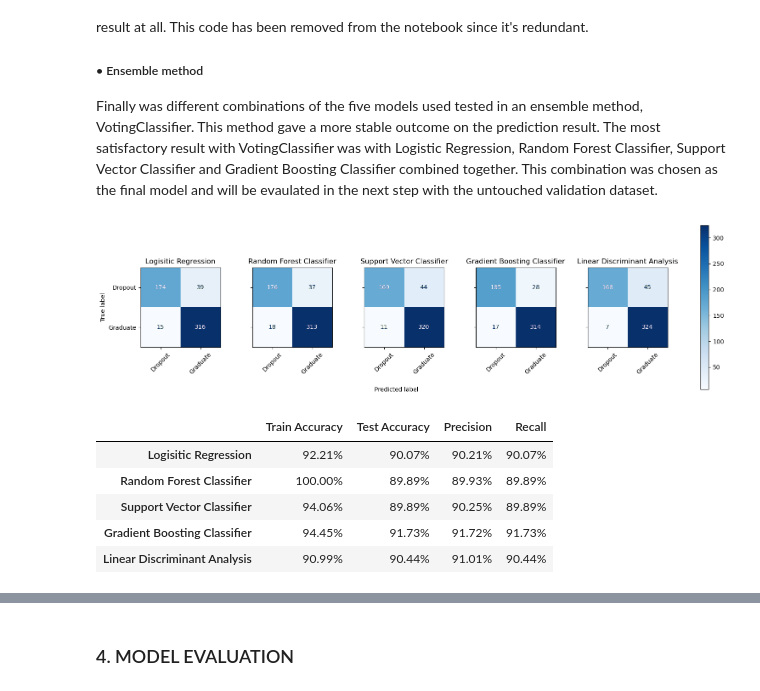
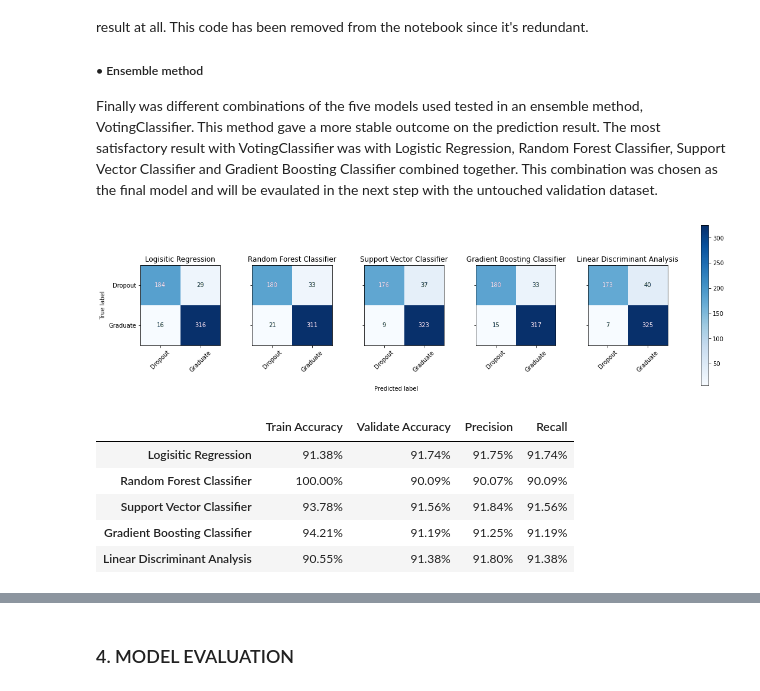
Before and after one commit to LLUhlin/data-science-project, a Jupyter notebook: student_final.ipynb, the cells around one changed output, grey strips where cells are left out. Saved outputs shown, nothing was run; the diff lists cells and outputs as text; code cells hidden in the pictures.

```diff
--- a/student_final.ipynb
+++ b/student_final.ipynb
@@ -244,7 +245,7 @@ Info validation dataset target: (array([0, 1]), array([213, 332]))
 # %%
 # Scaling the data with StandardScaler
 X_train_scaled = StandardScaler().fit_transform(X_train.astype(np.float64))
-X_test_scaled = StandardScaler().fit_transform(X_test.astype(np.float64))
+X_val_scaled = StandardScaler().fit_transform(X_val.astype(np.float64))
 # %%
 from IPython.display import display_html
 
@@ -318,3 +319,19 @@ from sklearn.ensemble import RandomForestClassifier
 from sklearn.svm import SVC
 from sklearn.ensemble import GradientBoostingClassifier
 from sklearn.discriminant_analysis import LinearDiscriminantAnalysis
+# %%
+# Train models
+# Training the models and displaying the result
+# Add any classifier that you want to train your model with into below dictionary.
+
+clf = {
+       'Logisitic Regression': LogisticRegression(),
+       'Random Forest Classifier': RandomForestClassifier(),
+       'Support Vector Classifier': SVC(),
+       'Gradient Boosting Classifier': GradientBoostingClassifier(),
+       'Linear Discriminant Analysis': LinearDiscriminantAnalysis()
+}
+
+estimators = list(zip(list(map(lambda x: ''.join([c for c in x if c.isupper()]).lower(), list(clf.keys()))), list(clf.values())))
+# estimator_order = list(map(lambda x: x.upper(), list(zip(*estimators))[0]))
+estimator_order = ''.join(list(map(lambda x: f'{x.upper()}, ', list(zip(*estimators[:-1]))[0]))) + estimators[-1][0].upper()
@@ -321,54 +375,15 @@ from sklearn.discriminant_analysis import LinearDiscriminantAnalysis
 # %%
 # Training the models and displaying the result
-clf = {'Logisitic Regression': LogisticRegression(),
-       'Random Forest Classifier': RandomForestClassifier(),
-       'Support Vector Classifier': SVC(),
-       'Gradient Boosting Classifier': GradientBoostingClassifier(),
-       'Linear Discriminant Analysis': LinearDiscriminantAnalysis()}
 
-f, axes = plt.subplots(1, 5, figsize=(20, 5), sharey='row')
-target_list = df2['Target'].unique()
-result = pd.DataFrame(columns = ['Train Accuracy','Test Accuracy','Precision', 'Recall'])
-
-for i, (mdl, clf) in enumerate(clf.items()):
-    y_pred_test = clf.fit(X_train_scaled, y_train).predict(X_test_scaled)
-    y_pred_train = clf.predict(X_train_scaled)
-    acctrain = round(accuracy_score(y_train, y_pred_train), 4)
-    acctest = round(accuracy_score(y_test, y_pred_test), 4)
-    prec = round(precision_score(y_test, y_pred_test, average='weighted'), 4)
-    rec = round(recall_score(y_test, y_pred_test, average='weighted'), 4)
-    new_row = pd.DataFrame({'Train Accuracy':acctrain, 'Test Accuracy':acctest, 'Precision':prec, 'Recall':rec},
-                           index=[mdl])
-    result = pd.concat([result, new_row], axis=0)
-    cm = ConfusionMatrixDisplay.from_estimator(clf,
-                                               X_test_scaled,
-                                               y_test,
-                                               display_labels=target_list,
-                                               ax=axes[i],
-                                               colorbar=False)
-    cm.plot(ax=axes[i], xticks_rotation=45, cmap=plt.cm.Blues,values_format='g')
-    cm.ax_.set_title(mdl)
-    cm.im_.colorbar.remove()
-    cm.ax_.set_xlabel('')
-    if i!=0:
-        cm.ax_.set_ylabel('')
-
-f.text(0.4, 0.1, 'Predicted label', ha='left')
-plt.subplots_adjust(wspace=0.40, hspace=0.1)
-
-f.colorbar(cm.im_, ax=axes)
-plt.show()
-
-#result.style.background_gradient(cmap=sns.light_palette("blue", as_cmap=True))
-display(result.style.format('{:.2%}'))
+train_models_multiple_clf(clf)
 # %% [output]
 [figure]
-|  | Train Accuracy | Test Accuracy | Precision | Recall |
-| Logisitic Regression | 92.21% | 90.07% | 90.21% | 90.07% |
-| Random Forest Classifier | 100.00% | 89.89% | 89.93% | 89.89% |
-| Support Vector Classifier | 94.06% | 89.89% | 90.25% | 89.89% |
-| Gradient Boosting Classifier | 94.45% | 91.73% | 91.72% | 91.73% |
-| Linear Discriminant Analysis | 90.99% | 90.44% | 91.01% | 90.44% |
+|  | Train Accuracy | Validate Accuracy | Precision | Recall |
+| Logisitic Regression | 91.38% | 91.74% | 91.75% | 91.74% |
+| Random Forest Classifier | 100.00% | 90.09% | 90.07% | 90.09% |
+| Support Vector Classifier | 93.78% | 91.56% | 91.84% | 91.56% |
+| Gradient Boosting Classifier | 94.21% | 91.19% | 91.25% | 91.19% |
+| Linear Discriminant Analysis | 90.55% | 91.38% | 91.80% | 91.38% |
 # %%
 # OBS!!! Testing K-fold cross validation
 # %%
```
Also changed, not shown: parts of 11 cells of this notebook, 1 other file.
